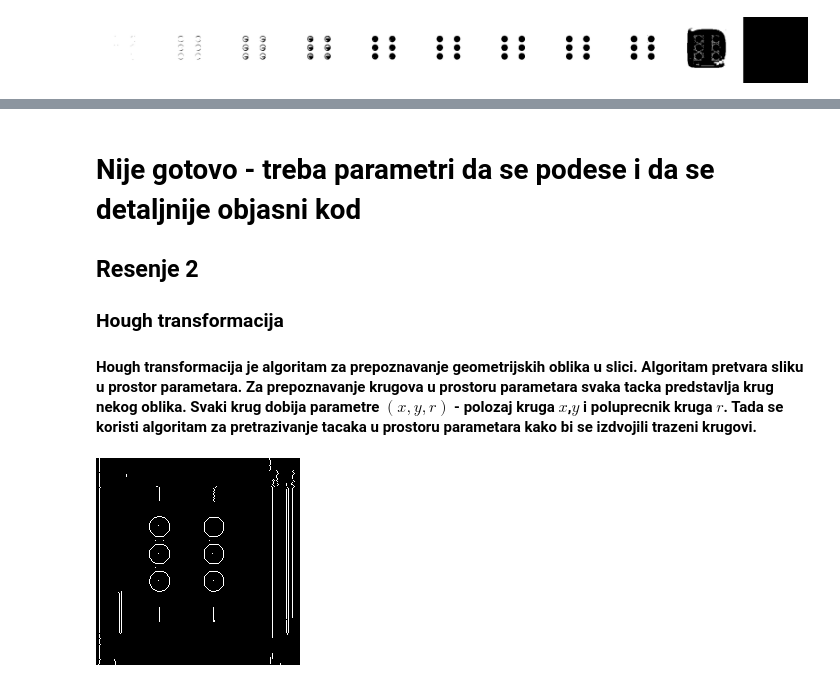
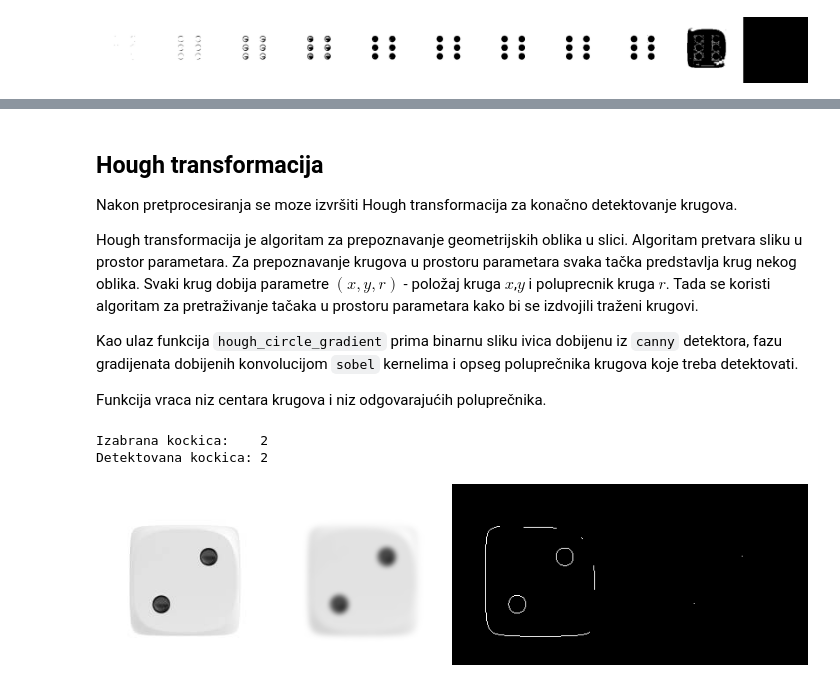
Before and after one commit to janicijevic/prmJulia, a Jupyter notebook: kockice.ipynb, the cells around one changed output, grey strips where cells are left out. Cells and saved outputs as stored; diff of their text form; code cells hidden in the pictures.

```diff
--- a/kockice.ipynb
+++ b/kockice.ipynb
@@ -120,23 +214,45 @@ Die predicted: 4
 # %% [markdown]
-# Nije gotovo - treba parametri da se podese i da se detaljnije objasni kod
 
-## Resenje 2
+## Hough transformacija
 
-### Hough transformacija
+Nakon pretprocesiranja se moze izvršiti Hough transformacija za konačno detektovanje krugova.
 
-#### Hough transformacija je algoritam za prepoznavanje geometrijskih oblika u slici. Algoritam pretvara sliku u prostor parametara. Za prepoznavanje krugova u prostoru parametara svaka tacka predstavlja krug nekog oblika. Svaki krug dobija parametre $(x, y, r)$ - polozaj kruga $x$,$y$ i poluprecnik kruga $r$. Tada se koristi algoritam za pretrazivanje tacaka u prostoru parametara kako bi se izdvojili trazeni krugovi.
+Hough transformacija je algoritam za prepoznavanje geometrijskih oblika u slici. Algoritam pretvara sliku u prostor parametara. Za prepoznavanje krugova u prostoru parametara svaka tačka predstavlja krug nekog oblika. Svaki krug dobija parametre $(x, y, r)$ - položaj kruga $x$,$y$ i poluprecnik kruga $r$. Tada se koristi algoritam za pretraživanje tačaka u prostoru parametara kako bi se izdvojili traženi krugovi.
+
+Kao ulaz funkcija `hough_circle_gradient` prima binarnu sliku ivica dobijenu iz `canny` detektora, fazu gradijenata dobijenih konvolucijom `sobel` kernelima i opseg poluprečnika krugova koje treba detektovati.
+
+Funkcija vraca niz centara krugova i niz odgovarajućih poluprečnika.
 # %%
-using ImageFeatures
+using ImageFeatures, ImageFiltering
 
-img = bins[6];
-img_edges = canny(img, (Percentile(99), Percentile(80)))
-dx, dy=imgradients(img, KernelFactors.ando5);
-img_phase = phase(dx, dy);
-centers, radii = hough_circle_gradient(img_edges, img_phase, 10:15);
-# img_demo .= 0.0;
+NUM = rand(1:6)
+
+img = copy(dice[NUM])                                       # Biranje slike za procesiranje
+
+# ===== Pretprocesiranje =====
+imgg = imfilter(img, Kernel.gaussian(3))                    # Blur slike
+img_edges = canny(img, (Percentile(99), Percentile(99)), 4) # Canny detektor ivica
+dx = imfilter(img, ImageFeatures.KernelFactors.sobel()[1])  # Gradijenti slike - sobel filter
+dy = imfilter(img, ImageFeatures.KernelFactors.sobel()[2])
+
+# ===== Hough transformacija =====
+img_phase = phase(dx, dy);  # Odredjivanje faze gradijenata sto je potrebno hough funkciji
+centers, radii = hough_circle_gradient(img_edges, img_phase, 10:11);
+
+# Slika za prikazivanje detektovanih krugova
 img_demo = Float64.(img_edges)
-for c in centers img_demo[c] = 1; end
+img_demo .= 0.0;
+for c in centers
+    img_demo[c] = 1;
+end
 
-Gray.(img_demo)
+# Konacan broj
+n = length(centers)
+
+println("Izabrana kockica:    ", NUM, "\nDetektovana kockica: ", n);
+
+[img imgg Gray.(img_edges) Gray.(img_demo)]
 # %% [output]
+Izabrana kockica:    2
+Detektovana kockica: 2
-[figure, old version]
+[figure, new version]
```
Also changed, not shown: parts of 19 cells of this notebook, 3 other files.
